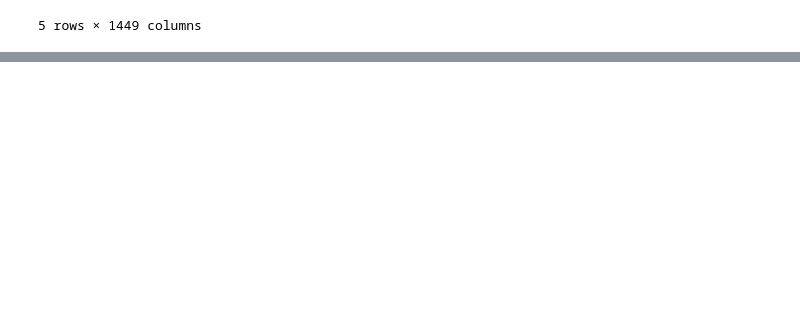
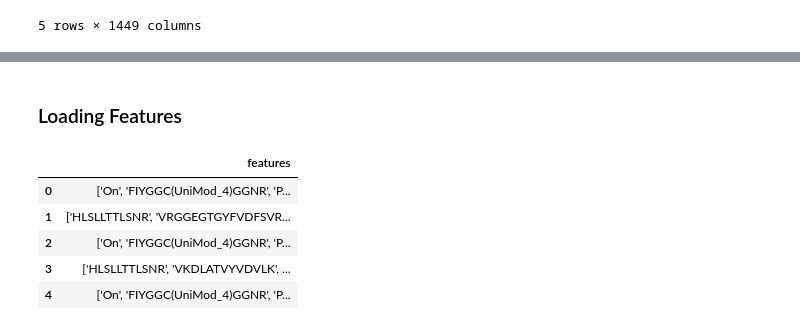
Before and after one commit to malumisa/test, a Jupyter notebook: Machine_Learning_.ipynb, the cells around one changed output, grey strips where cells are left out. Saved outputs shown, nothing was run; the diff lists cells and outputs as text; code cells hidden in the pictures; blank space fills up the shorter version.

```diff
--- a/Machine_Learning_.ipynb
+++ b/Machine_Learning_.ipynb
@@ -116,0 +58,2 @@ Loss: -11732769.0, Accuracy: 0.7056074738502502
+# %% [markdown]
+### Loading Features
@@ -116,0 +62,11 @@ Loss: -11732769.0, Accuracy: 0.7056074738502502
+# %%
+df_col = pd.read_csv('/content/features.csv')
+# %%
+df_col.head()
+# %% [output]
+|  | features |
+| 0 | ['On', 'FIYGGC(UniMod_4)GGNR', 'P... |
+| 1 | ['HLSLLTTLSNR', 'VRGGEGTGYFVDFSVR... |
+| 2 | ['On', 'FIYGGC(UniMod_4)GGNR', 'P... |
+| 3 | ['HLSLLTTLSNR', 'VKDLATVYVDVLK', ... |
+| 4 | ['On', 'FIYGGC(UniMod_4)GGNR', 'P... |
```
Also changed, not shown: parts of 59 cells of this notebook.
